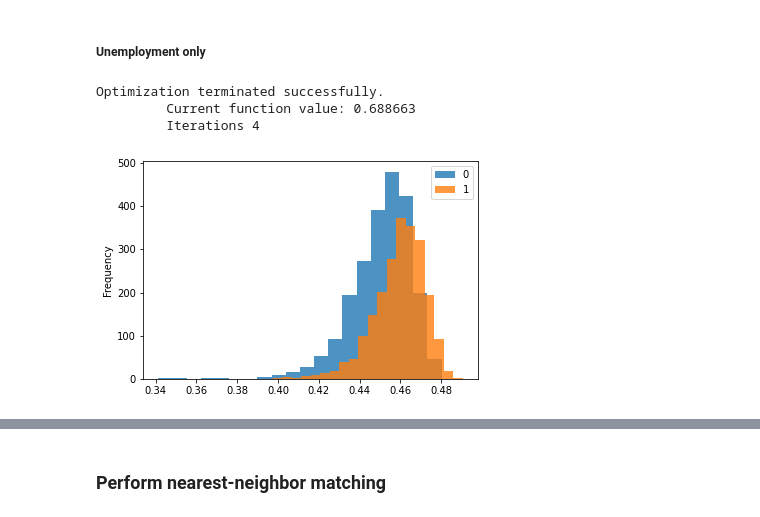
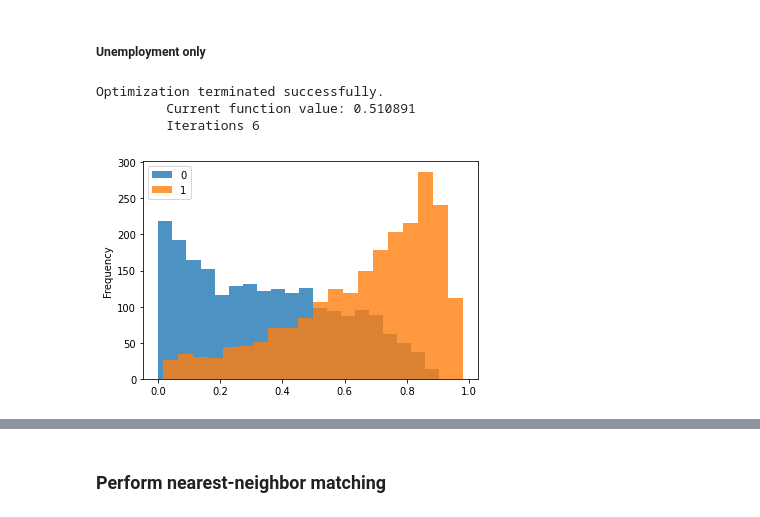
Before and after one commit to abhishekbabu/cse481ds-mental-health, a Jupyter notebook: notebooks/county_level/Matching Analysis/matching-income.ipynb, the cells around one changed output, grey strips where cells are left out. Cells and saved outputs as stored; diff of their text form; code cells hidden in the pictures.

```diff
--- a/notebooks/county_level/Matching Analysis/matching-income.ipynb
+++ b/notebooks/county_level/Matching Analysis/matching-income.ipynb
@@ -413,13 +413,13 @@ Conclusion: it seems like high school graduation, college graduation, and unempl
 # %%
 def gen_pscore(data, outcome, covariates):
     model = sm.Logit(outcome, covariates)
     result = model.fit()
     data['pscore'] = result.predict(covariates)
     data.groupby([categorize_treatment]).pscore.plot(kind='hist', bins=20, alpha=0.8, legend=True)
 
-gen_pscore(df, df[categorize_treatment], df['Unemployment raw value'] )
+gen_pscore(df, df[categorize_treatment], df[['Unemployment raw value', 'Some college raw value', 'RUCC']] )
 # %% [output]
 Optimization terminated successfully.
-         Current function value: 0.688663
-         Iterations 4
+         Current function value: 0.510891
+         Iterations 6
-[figure, old version]
+[figure, new version]
```
Also changed, not shown: parts of 16 cells of this notebook, 2 other files.
